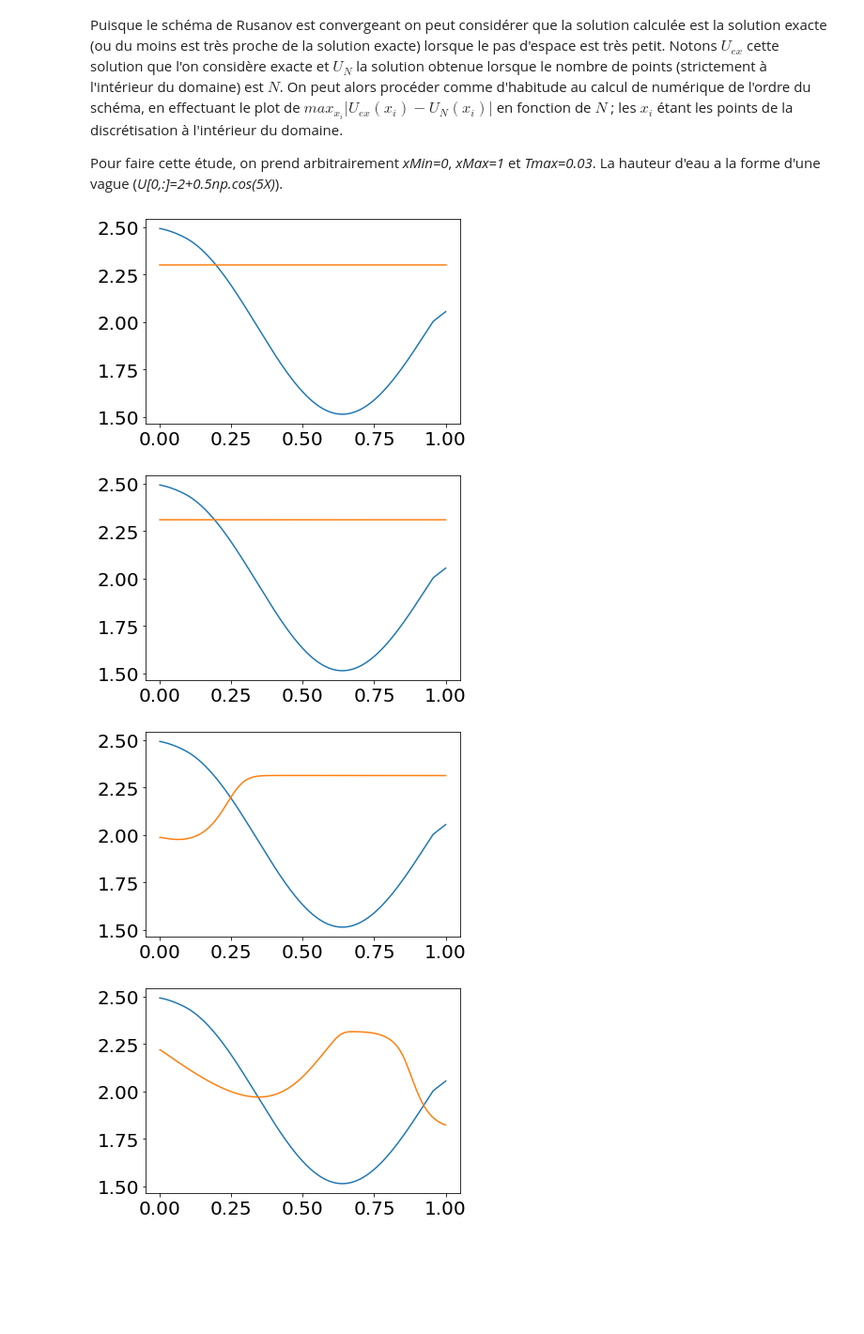
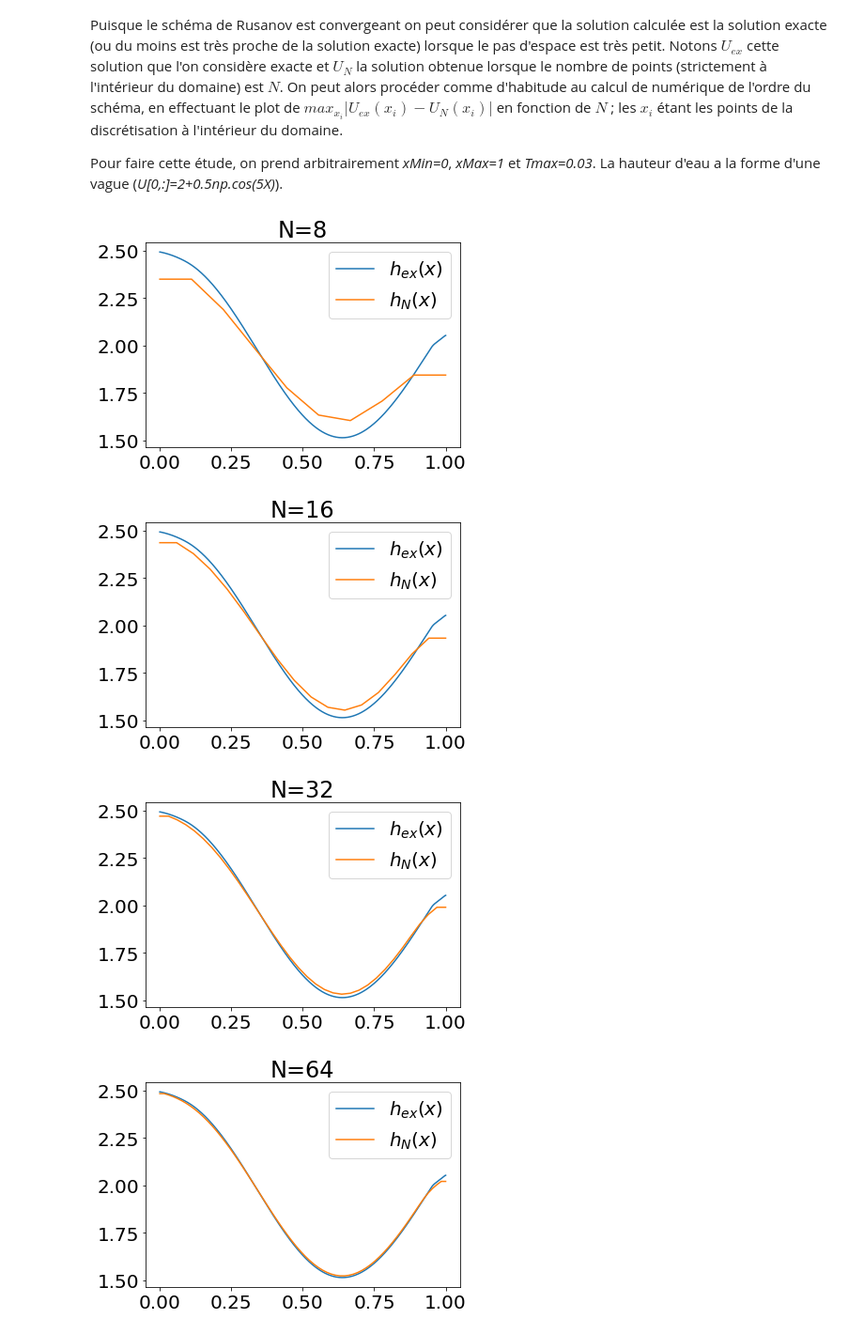
Before and after one commit to R0mainPinguet/Memoire-recherche, a Jupyter notebook: Implementation_1D_Fond.ipynb, the cells around one changed output. Shown at 94% size. Cells and saved outputs as stored; diff of their text form; code cells hidden in the pictures; blank space fills up the shorter version.

```diff
--- a/Implementation_1D_Fond.ipynb
+++ b/Implementation_1D_Fond.ipynb
@@ -19,7 +19,7 @@ g=1 # Constante gravitationnelle
 xMin=0 # Bord gauche du domaine
 xMax=1 # Bord droit du domaine
 
-l=12
+l=10
 N=2**l # Nombre de points (strictement à l'intérieur)
 # Donc au total, on considère N+2 points avec les bords
 h=(xMax-xMin)/(N+1) # Pas du maillage spatial
@@ -284,7 +284,7 @@ while(t<Tmax): # Tant que le temps max n'est pas atteint :
     n+=1
 
     if (t > Tmax/nSauvegarde*j and (j<nSauvegarde) and (not tSauvegarde[j])):
-        enregistre_U(n,t)
+        #enregistre_U(n,t)
         #affiche_U()
         tSauvegarde[j]=True
         j+=1
@@ -316,15 +316,17 @@ Uex=Uprime
 Uex[:,0] = Uex[:,1]
 Uex[:,N+1] = Uex[:,N]
 # %%
-L = np.zeros([2,l-5]) # Va contenir les erreurs entre U_N et U_ex
+L1 = np.zeros([2,7]) # Va contenir les erreurs entre U_N et U_ex
+L2 = np.zeros([2,7]) # Va contenir les erreurs entre U_N et U_ex
 
-for k in range(6, l+1):
+for k in range(3, l):
 
     N = 2**k
     # Pour chaque N, on calcule la solution U_N :
     t=0 # Temps dans la simulation
     n=0 # Nombre d'itérations
     X=np.linspace(xMin,xMax,N+2) # Discrétisation de [xMin, xMax]
+    h=(xMax-xMin)/(N+1) # Pas du maillage spatial
     U=np.ones([2,N+2]) # discrétisation du vecteur (h, q)
     U[0,:]=2+0.5*np.cos(5*X) # Profil initial de la vague
     U[1,:]=0 # Débit initial
@@ -342,41 +344,47 @@ for k in range(6, l+1):
         for i in range(1, N+1):
             Uprime[:,i] = U[:,i]+tau/h*(F_ronde(U,i-1)-F_ronde(U,i))
             Uprime[:,i] -= tau*B(U[:,i],i)
 
         U = Uprime
 
         # Conditions aux bords
         U[:,0] = U[:,1]
         U[:,N+1] = U[:,N]
 
         t+=tau
         n+=1
 
     t -= tau
     tau = Tmax-t
 
     for i in range(1, N+1):
         Uprime[:,i] = U[:,i]+tau/h*(F_ronde(U,i-1)-F_ronde(U,i))
         Uprime[:,i] -= tau*B(U[:,i],i)
 
     U = Uprime
 
     # Conditions aux bords
     U[:,0] = U[:,1]
     U[:,N+1] = U[:,N]
 
-    plt.plot(np.linspace(xMin,xMax,2**l+2),Uex[0])
-    plt.plot(X,U[0])
+    plt.plot(np.linspace(xMin,xMax,2**l+2),Uex[0],label="$h_{ex}(x)$")
+    plt.plot(X,U[0],label="$h_N(x)$")
+    plt.title("N="+str(N))
+    plt.legend()
+    plt.savefig("testconv"+str(N)+".pdf")
     plt.show()
 
-    # enregistre_U(n,Tmax)
-
     # Différence des deux solutions aux points communs de la discrétisation :
-    diff = np.abs(Uex[:,1:-1:2**(l-k)]-U[:,1:-1])
-    L[0,k-6] = max(diff[0])
-    L[1,k-6] = max(diff[1])
+    diff = np.zeros([2,N+2])
+    diff[:,1:-1] = np.abs(Uex[:,1:-1:2**(l-k)]-U[:,1:-1])
+    diff[:,0] = np.abs(Uex[:,0]-U[:,0])
+    diff[:,-1] = np.abs(Uex[:,-1]-U[:,-1])
+    L1[0,k-3] = max(diff[0])
+    L1[1,k-3] = max(diff[1])
+    L2[0,k-3] = np.sqrt(sum(diff[0]**2)*h)
+    L2[1,k-3] = np.sqrt(sum(diff[0]**2)*h)
 # %% [output]
-[figure, old version]
+[figure, new version]
-[figure, old version]
+[figure, new version]
-[figure, old version]
+[figure, new version]
-[figure, old version]
+[figure, new version]
```
Also changed, not shown: parts of 7 cells of this notebook.
